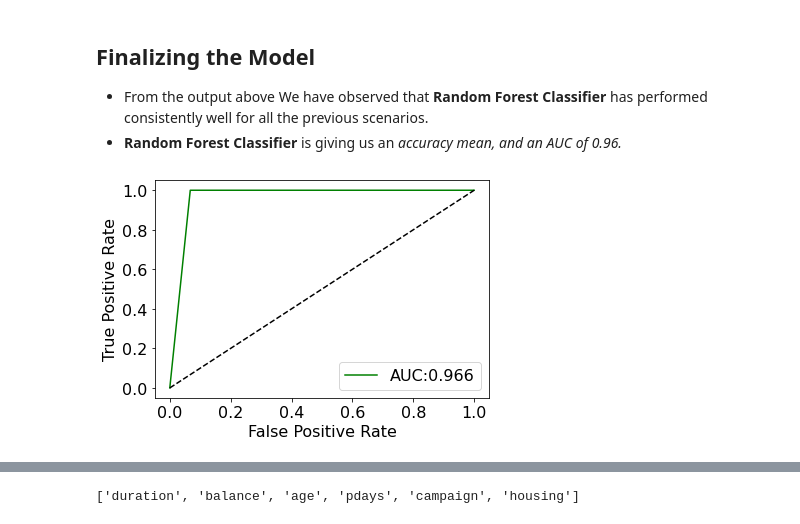
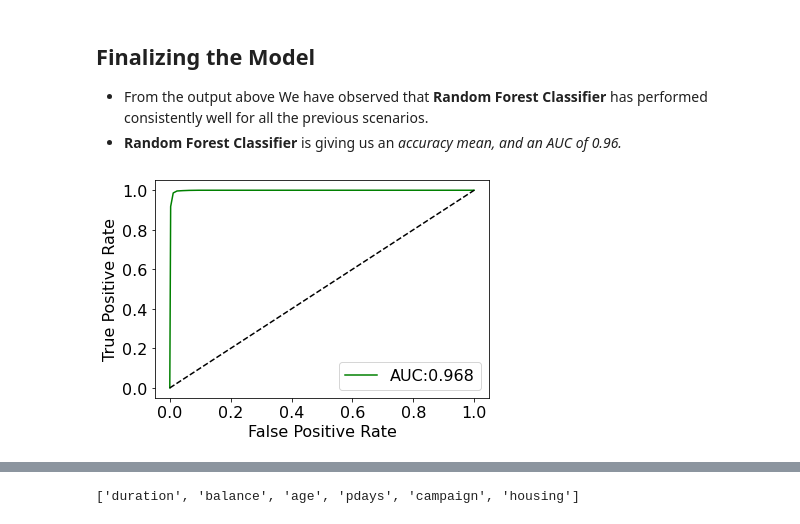
Before and after one commit to pankajvma/Bank-Marketing-Prediction, a Jupyter notebook: notebook/Bank-marketing-predict-term-deposit.ipynb, the cells around one changed output, grey strips where cells are left out. Cells and saved outputs as stored; diff of their text form; code cells hidden in the pictures.

Commit message:
Fixed the ROC curve inthe notebook. Changed the ouput reference on Webfront

```diff
--- a/notebook/Bank-marketing-predict-term-deposit.ipynb
+++ b/notebook/Bank-marketing-predict-term-deposit.ipynb
@@ -1137,19 +1134,19 @@ plt.show()
 # %%
 from sklearn.metrics import roc_curve
 
-false_pr_test, true_pr_test, thresholds_test = rocs[4]
+false_pr_test, true_pr_test, thresholds_test = roc_curve(y_test, models["RFC"].predict_proba(x_test)[:,1])
 
 auc_test = aucs[4]
 
 plt.plot(false_pr_test, true_pr_test, 'g-',label ='AUC:%.3f'%auc_test)
 plt.plot([0,1],[0,1],'k--')
 plt.xlabel('False Positive Rate')
 plt.ylabel('True Positive Rate')
 
 plt.legend()
 plt.show()
 # %% [output]
-[figure, old version]
+[figure, new version]
 # %%
 model_columns = list(df_model.columns)[:-1]
 
```
Also changed, not shown: parts of 6 cells of this notebook, 1 other file.
